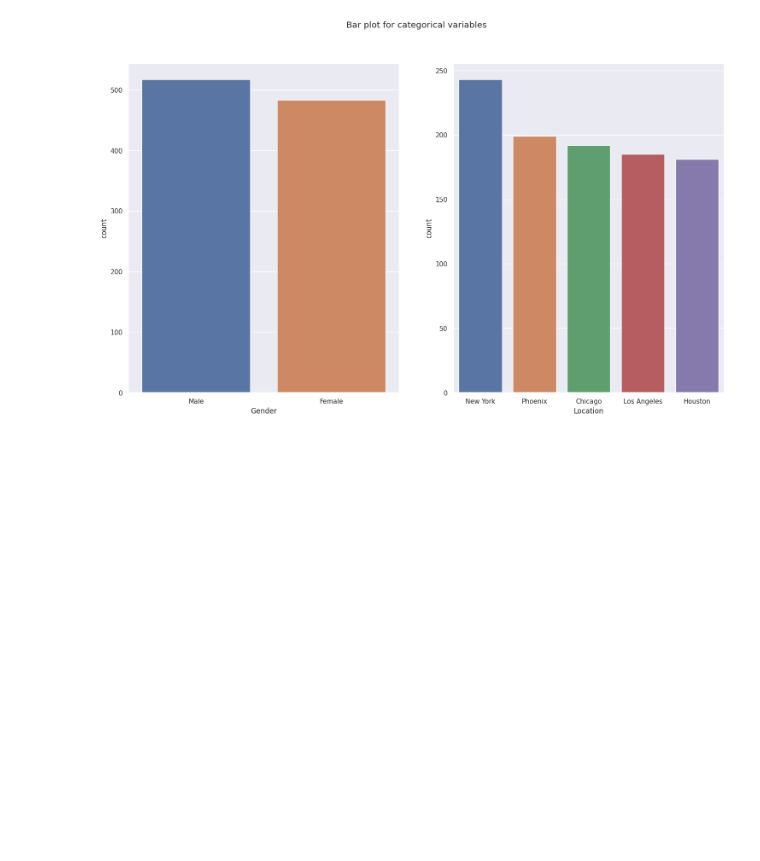
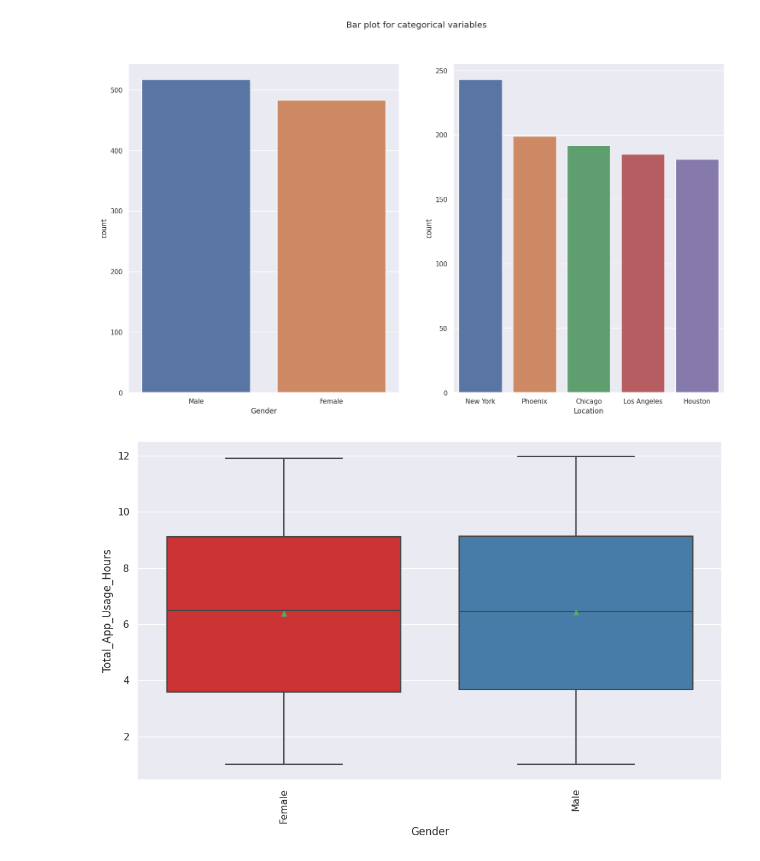
Before and after one commit to chemkemeimyers/MachineLearningProjects, a Jupyter notebook: CellPhoneUsage/notebook5ab9fcd89e-cellphoneusage.ipynb, the cells around one changed output. Cells and saved outputs as stored; diff of their text form; code cells hidden in the pictures; blank space fills up the shorter version.

Commit message:
Update notebook5ab9fcd89e-cellphoneusage.ipynb
Add more exploratory data analysis. No strong correlations observed between the features

```diff
--- a/CellPhoneUsage/notebook5ab9fcd89e-cellphoneusage.ipynb
+++ b/CellPhoneUsage/notebook5ab9fcd89e-cellphoneusage.ipynb
@@ -188,3 +188,13 @@ sns.countplot(ax=axes[1], data = data_df, x = 'Location', order=data_df['Locatio
 # %% [output]
 <Axes: xlabel='Location', ylabel='count'>
 [figure]
+# %%
+def createBoxPlot(data, x, y):
+    plt.figure(figsize=(12,7))
+    order = data.groupby(x)[y].median().sort_values(ascending=False).index
+    sns.boxplot(data,x=x,y=y, order=order,palette='Set1',showmeans=True)
+    plt.xticks(rotation=90)
+# %%
+createBoxPlot(data_df,'Gender','Total_App_Usage_Hours')
+# %% [output]
+[figure, added]
```
Also changed, not shown: parts of 17 cells of this notebook.
